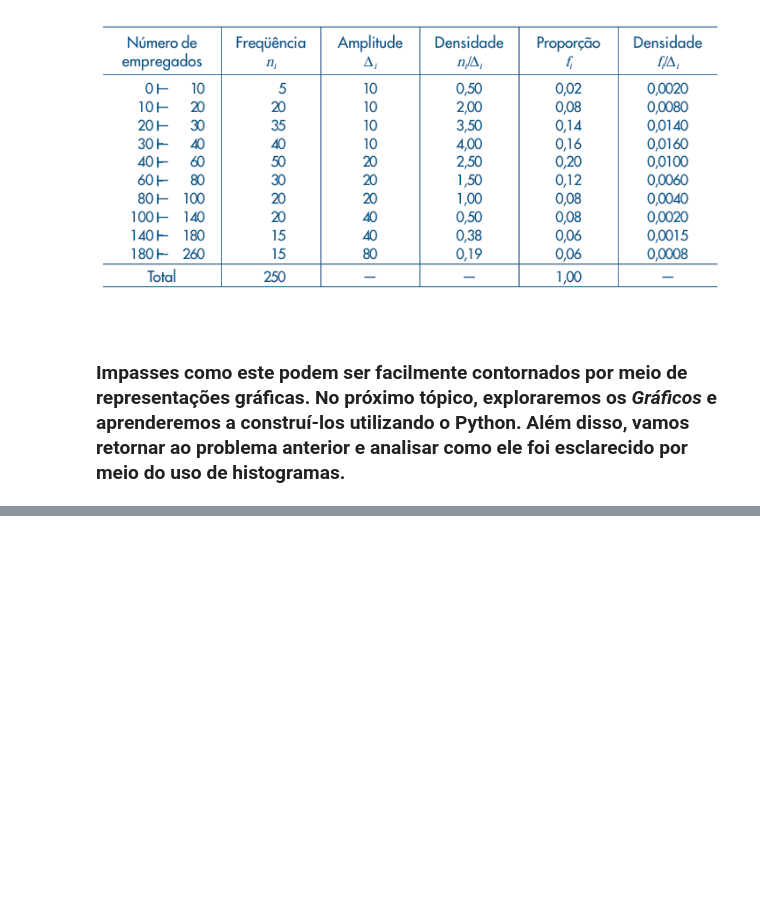
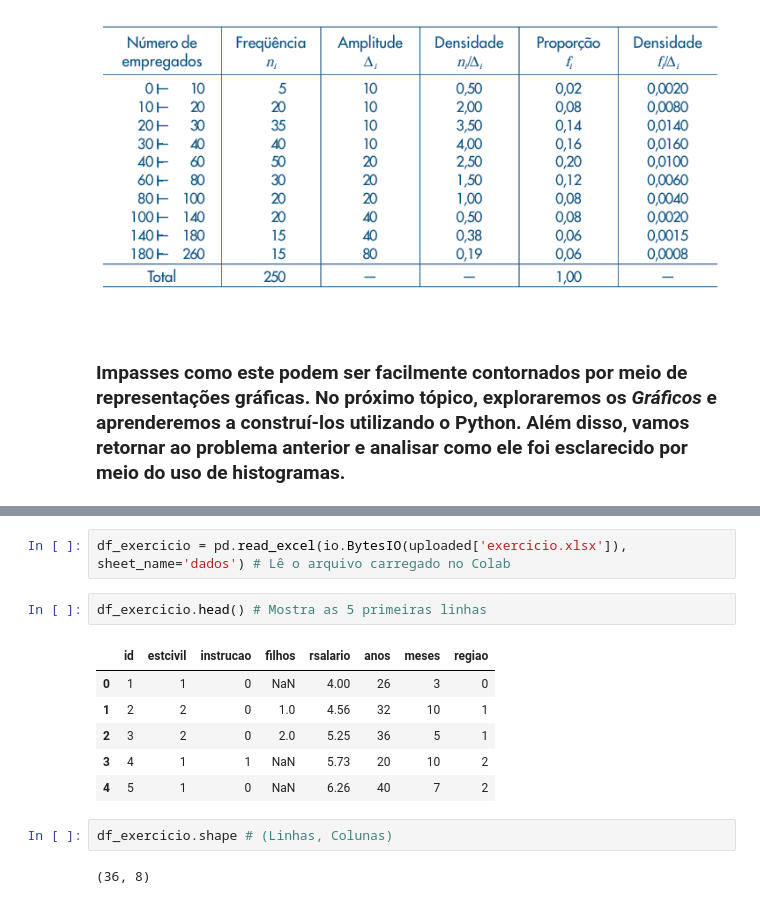
Before and after one commit to gcv-silva/Anotacoes-da-IC, a Jupyter notebook: análise_exploratoria_de_dados.ipynb, the cells around one changed output, grey strips where cells are left out. Saved outputs shown, nothing was run; the diff lists cells and outputs as text; blank space fills up the shorter version.

```diff
--- a/análise_exploratoria_de_dados.ipynb
+++ b/análise_exploratoria_de_dados.ipynb
@@ -326,0 +403,15 @@ imagem("/content/densidade.png") # (MORETTIN; BUSSAB, p. 27)
+# %%
+df_exercicio = pd.read_excel(io.BytesIO(uploaded['exercicio.xlsx']), sheet_name='dados') # Lê o arquivo carregado no Colab
+# %%
+df_exercicio.head() # Mostra as 5 primeiras linhas
+# %% [output]
+|  | id | estcivil | instrucao | filhos | rsalario | anos | meses | regiao |
+| 0 | 1 | 1 | 0 | NaN | 4.00 | 26 | 3 | 0 |
+| 1 | 2 | 2 | 0 | 1.0 | 4.56 | 32 | 10 | 1 |
+| 2 | 3 | 2 | 0 | 2.0 | 5.25 | 36 | 5 | 1 |
+| 3 | 4 | 1 | 1 | NaN | 5.73 | 20 | 10 | 2 |
+| 4 | 5 | 1 | 0 | NaN | 6.26 | 40 | 7 | 2 |
+# %%
+df_exercicio.shape # (Linhas, Colunas)
+# %% [output]
+(36, 8)
```
Also changed, not shown: parts of 17 cells of this notebook.
